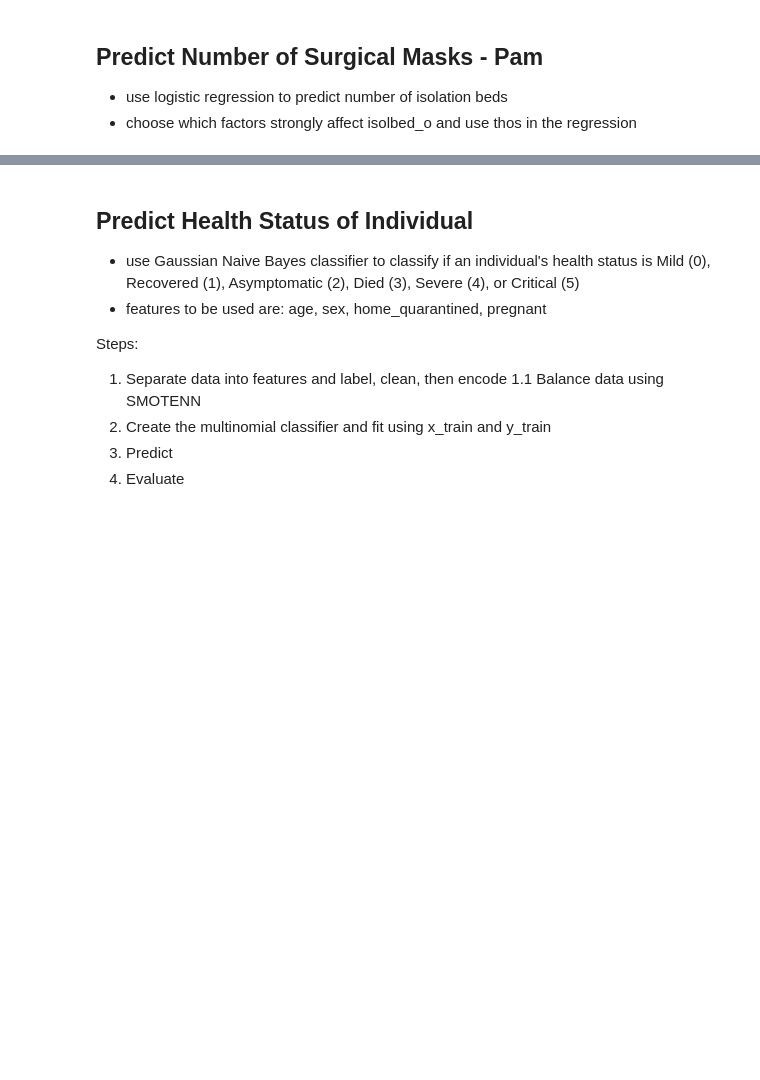
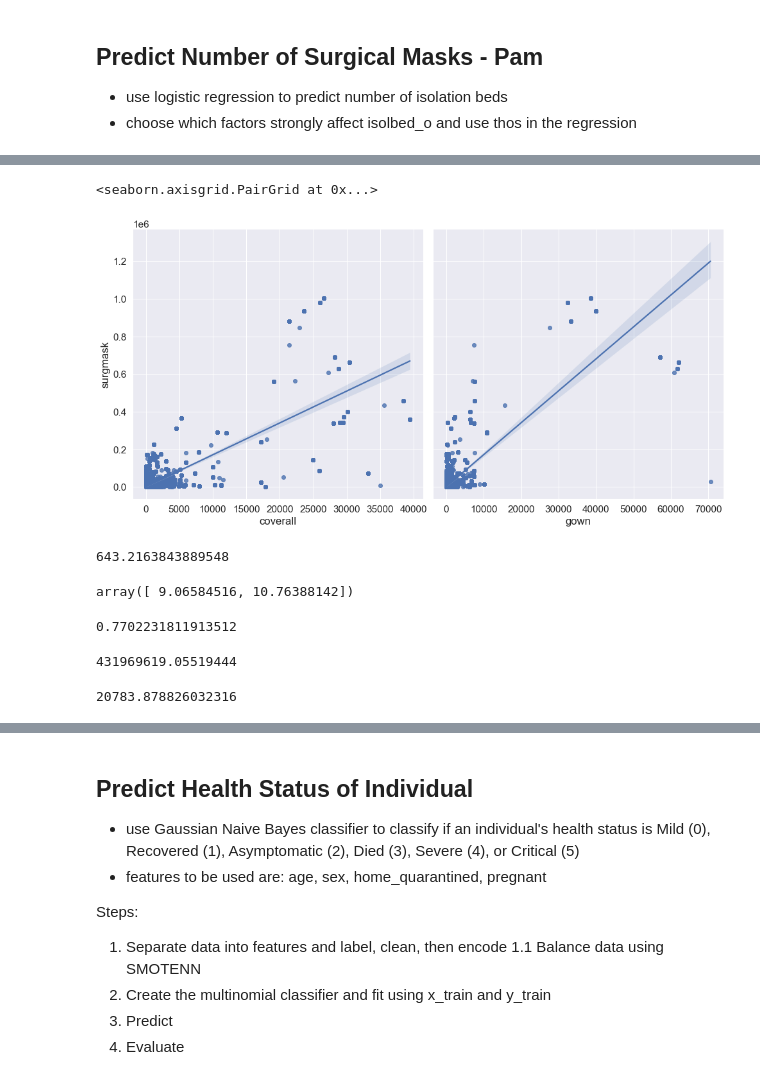
Before and after one commit to klouiesun00/CMSC197-ML-MiniProj-GroupJ, a Jupyter notebook: Mini-Project.ipynb, the cells around one changed output, grey strips where cells are left out. Saved outputs shown, nothing was run; the diff lists cells and outputs as text; code cells hidden in the pictures; blank space fills up the shorter version.

```diff
--- a/Mini-Project.ipynb
+++ b/Mini-Project.ipynb
@@ -320,0 +393,6 @@ note: values change every run of this notebook
+# %%
+# visualize the relationship of the 2 predictors and surgical mask
+sns.pairplot(df_corr_surgmask, x_vars=['coverall', 'gown'], y_vars='surgmask', height=7,aspect=1,kind='reg')
+# %% [output]
+<seaborn.axisgrid.PairGrid at 0x...>
+[figure, added]
@@ -320,0 +410,25 @@ note: values change every run of this notebook
+# %%
+# intercept
+model.intercept_
+# %% [output]
+643.2163843889548
+# %%
+# coefficients
+model.coef_
+# %% [output]
+array([ 9.06584516, 10.76388142])
+# %%
+# coefficient of determination (r2)
+model.score(x_test, y_test)
+# %% [output]
+0.7702231811913512
+# %%
+MSE = mean_squared_error(y_pred, y_test)
+MSE
+# %% [output]
+431969619.05519444
+# %%
+RMSE = np.sqrt(mean_squared_error(y_pred, y_test))
+RMSE
+# %% [output]
+20783.878826032316
```
Also changed, not shown: parts of 13 cells of this notebook.
